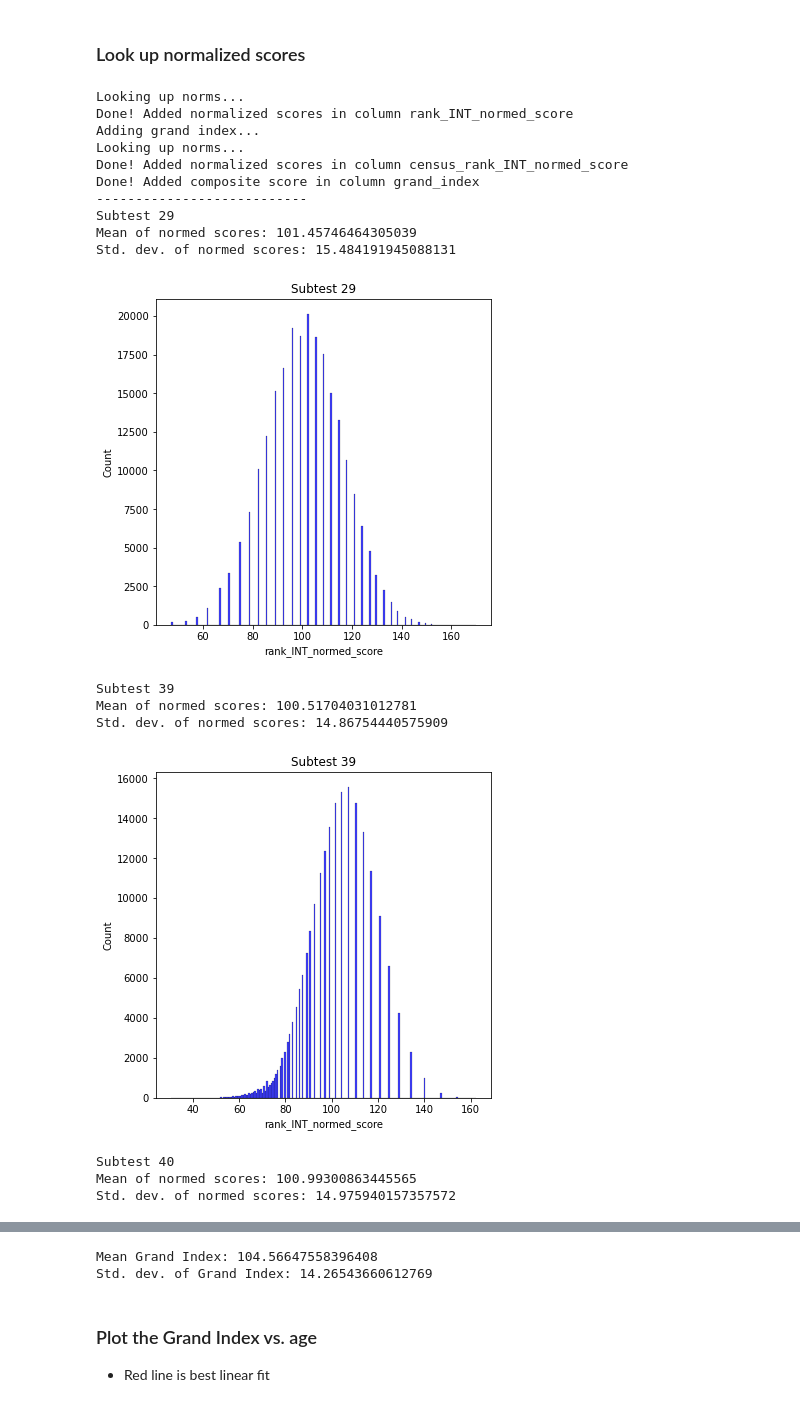
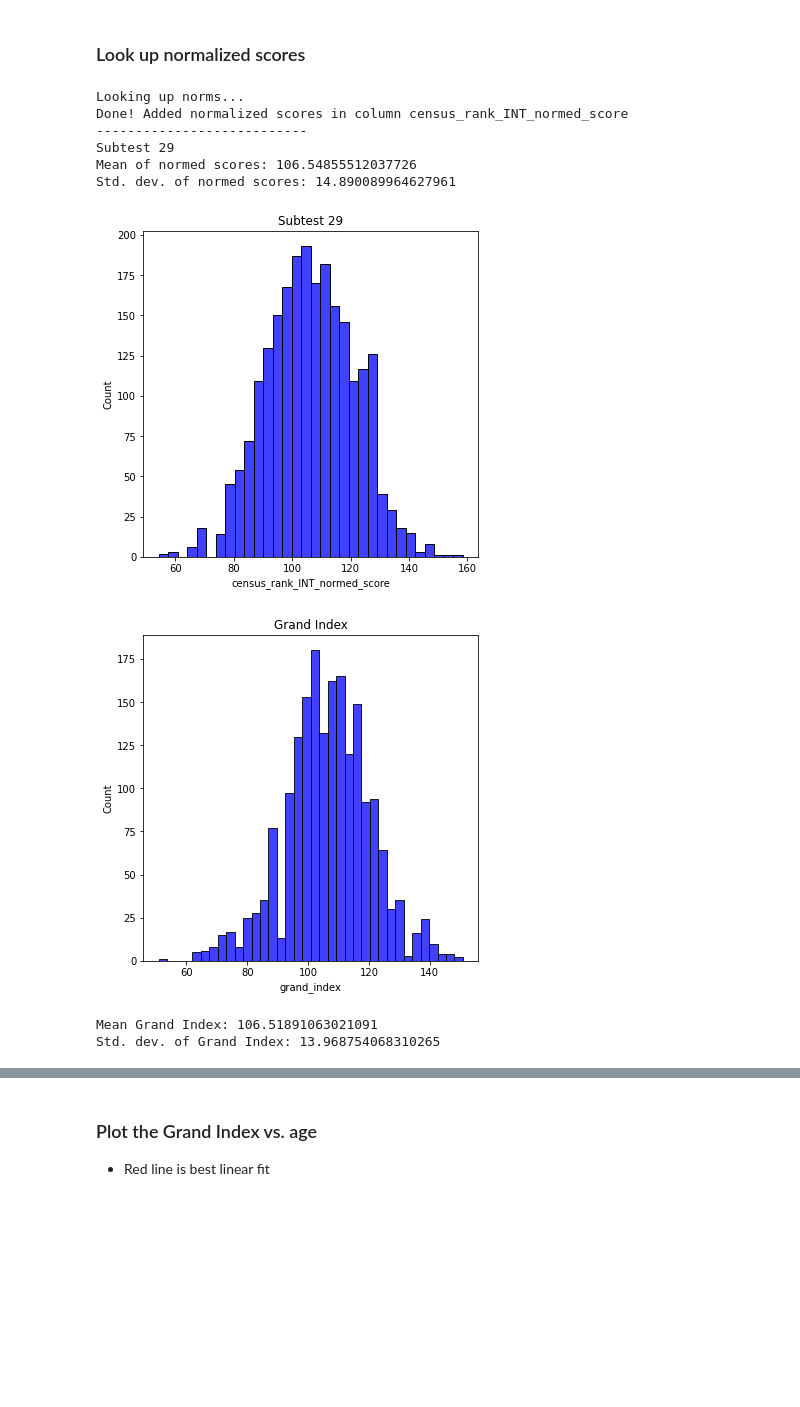
Before and after one commit to pauljaffe/lumos-ncpt-tools, a Jupyter notebook: demo.ipynb, the cells around one changed output, grey strips where cells are left out. Cells and saved outputs as stored; diff of their text form; code cells hidden in the pictures; blank space fills up the shorter version.

Commit message:
added demo notebook and data

```diff
--- a/demo.ipynb
+++ b/demo.ipynb
@@ -50,11 +27,9 @@ from lumos_ncpt_tools.utils import load_data
 # %% [markdown]
 ## 1) Load up some data
 # %%
-# Load all of the data from one test battery
-battery_id = 39
-#data_directory = 'CHANGE/TO/DATA/DIRECTORY'
-data_directory = '/mnt/efs/home/paul/ncpt_data_descriptor/split_by_battery' # CHANGE
-data_fn = f'battery{battery_id}_df.csv'
+# Load all of the data from one NCPT battery (demo_data.csv = battery 26)
+data_directory = './'
+data_fn = 'demo_data.csv'
 df = load_data(data_directory, data_fn)
 
 # Instantiate a NCPT object, display some basic info
@@ -62,6 +37,7 @@ ncpt = NCPT(df)
 del df
 ncpt.report_stats()
 ncpt.get_subtest_info()
+ncpt.df.head(10)
 # %% [output]
 Data summary
 ------------
@@ -89,23 +79,26 @@ Subtest ID 40: trail_making_B, v1, N scores = 214630
 # Note: Depending on the intended application, this may or may not be a sensible thing to do.
 outlier_threshold = 5 # fairly conservative threshold
 outlier_method = 'MAD'
-n_bins = 100
-outlier_subtests = [33]
-zoom_ylim = [0, 100]
+n_bins = 10
+outlier_subtests = [33] # Reverse memory span v1
+zoom_ylim = [0, 20]
 filt_df = ncpt.filter_outliers_by_subtest('raw_score', outlier_threshold,
                                           outlier_subtests, method=outlier_method)
 
 # Plot the raw score distributions before and after outlier removal
 for sub in outlier_subtests:
     orig_sub_df = ncpt.df.query('specific_subtest_id == @sub')
+    orig_sub_df = orig_sub_df.assign(outlier_status='Original')
     filt_sub_df = filt_df.query('specific_subtest_id == @sub')
+    filt_sub_df = filt_sub_df.assign(outlier_status='No outliers')
+    plot_df = pd.concat([orig_sub_df, filt_sub_df])
+    plot_df.reset_index(drop=True, inplace=True)
     fig, axes = plt.subplots(2, 1, figsize=(12, 12))
     for ax_ind, ax in enumerate(axes):
-        sns.histplot(orig_sub_df['raw_score'], color='b', bins=n_bins, kde=False, ax=ax, label='Original')
-        sns.histplot(filt_sub_df['raw_score'], color='r', bins=n_bins, kde=False, ax=ax, label='No outliers')
+        sns.histplot(plot_df, x='raw_score', hue='outlier_status', multiple='dodge',
+                     ax=ax)
         ax.set_xlabel('Raw score')
         ax.set_ylabel('Count')
-        ax.legend()
         if ax_ind == 1:
             ax.set_ylim(zoom_ylim)
             ax.set_title(f'Subtest {sub} zoom')
@@ -118,54 +111,46 @@ Subtest ID 33: N outliers = 30
 # %% [markdown]
 ### Look up normalized scores
 # %%
-# Lookup normalized scores using the 'rank_INT' method (see paper for details)
-# Also lookup the Grand Index: scores are first normalized using the 'census_rank_INT' method (see paper)
-norm_method = 'rank_INT'
+# Lookup normalized scores using the 'census_rank_INT' method (see paper for details)
+# Note that by default, scores normalized using the 'rank_INT' method are included in the dataset by default (not shown)
+# Also plot the grand index
+norm_method = 'census_rank_INT'
 score_col = f'{norm_method}_normed_score'
 subtests_to_plot = [29]
 
 ncpt.lookup_normed_scores(norm_method)
-ncpt.add_grand_index()
 print('---------------------------')
 
 # Plot the normalized score distributions
 subtests = ncpt.df['specific_subtest_id'].unique()
 for sub in subtests_to_plot:
     sub_df = ncpt.df.query('specific_subtest_id == @sub')
     print(f'Subtest {sub}')
     print(f"Mean of normed scores: {sub_df[score_col].mean()}")
     print(f"Std. dev. of normed scores: {sub_df[score_col].std()}")
     fig, axes = plt.subplots(1, 1, figsize=(6, 6))
     sns.histplot(sub_df[score_col], color='b', kde=False, ax=axes)
     axes.set_title(f'Subtest {sub}')
     plt.show()
 
 # Plot the distribution of the Grand Index
 GI_df = ncpt.df.drop_duplicates(subset=['test_run_id'])
 fig, axes = plt.subplots(1, 1, figsize=(6, 6))
 sns.histplot(GI_df['grand_index'], color='b', kde=False, ax=axes)
-axes.set_title(f'Grand Index')
+axes.set_title('Grand Index')
 plt.show()
 
 # Stats
 print(f"Mean Grand Index: {GI_df['grand_index'].mean()}")
 print(f"Std. dev. of Grand Index: {GI_df['grand_index'].std()}")
 # %% [output]
-Looking up norms...
-Done! Added normalized scores in column rank_INT_normed_score
-Adding grand index...
 Looking up norms...
 Done! Added normalized scores in column census_rank_INT_normed_score
-Done! Added composite score in column grand_index
 ---------------------------
 Subtest 29
-Mean of normed scores: 101.45746464305039
-Std. dev. of normed scores: 15.484191945088131
+Mean of normed scores: 106.54855512037726
+Std. dev. of normed scores: 14.890089964627961
-[figure, old version]
+[figure, new version]
+[figure, new version]
-Subtest 39
-Mean of normed scores: 100.51704031012781
-Std. dev. of normed scores: 14.86754440575909
+Mean Grand Index: 106.51891063021091
+Std. dev. of Grand Index: 13.968754068310265
-[figure, old version]
-Subtest 40
-Mean of normed scores: 100.99300863445565
-Std. dev. of normed scores: 14.975940157357572
@@ -174,5 +157,3 @@ Std. dev. of normed scores: 14.975940157357572
-Mean Grand Index: 104.56647558396408
-Std. dev. of Grand Index: 14.26543660612769
 # %% [markdown]
 ### Plot the Grand Index vs. age
 - Red line is best linear fit
```
Also changed, not shown: parts of 11 cells of this notebook, 1 other file.
